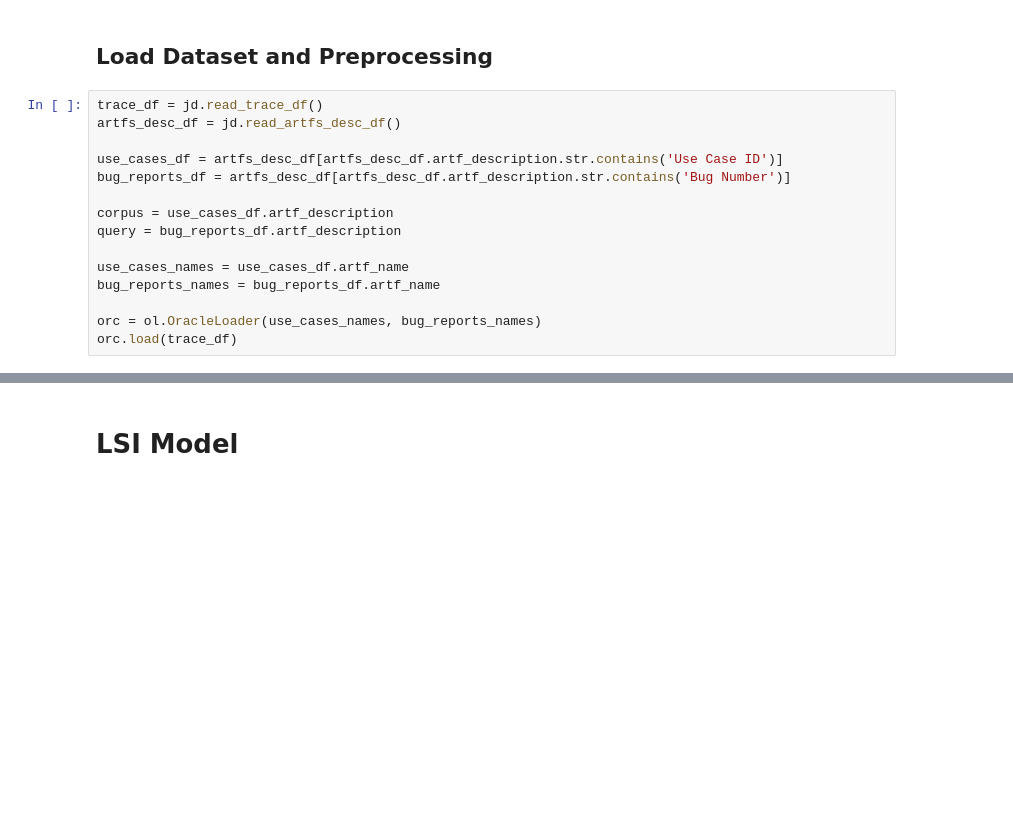
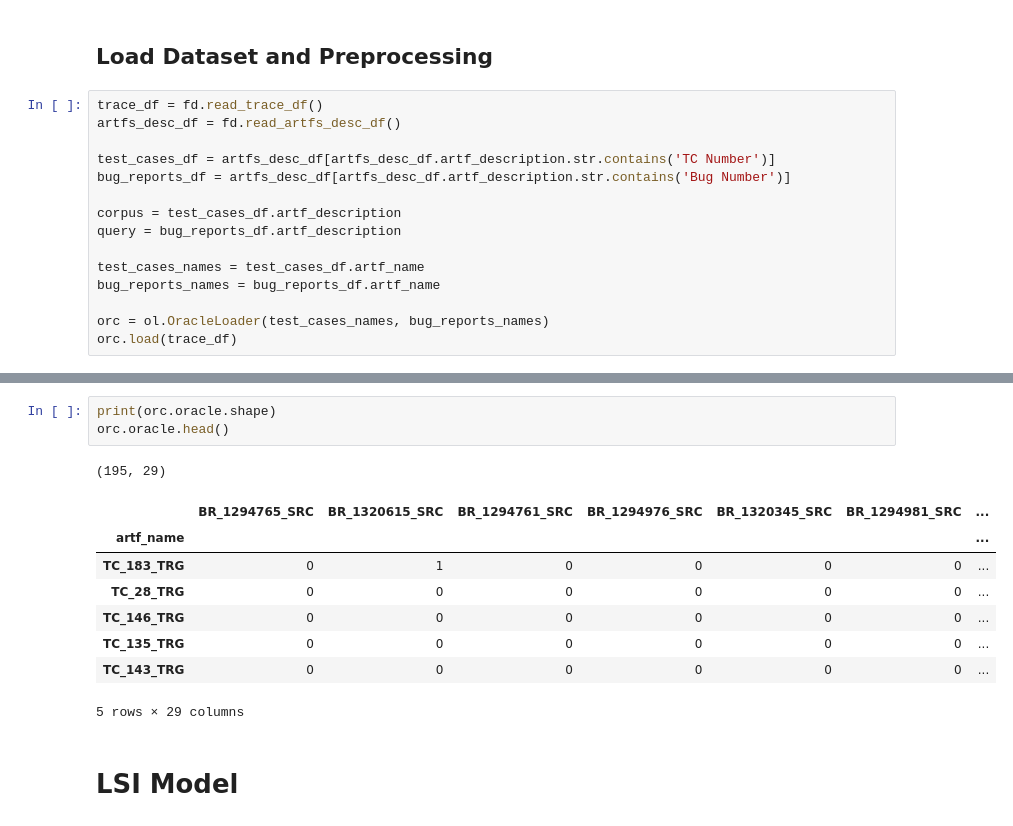
Before and after one commit to Pointpt/trace-link-recovery-study, a Jupyter notebook: notebooks/firefox/firefox-lsi-model.ipynb, the cells around one changed output, grey strips where cells are left out. Drawn from its saved outputs; the diff is of its cells as text; blank space fills up the shorter version.

```diff
--- a/notebooks/firefox/firefox-lsi-model.ipynb
+++ b/notebooks/firefox/firefox-lsi-model.ipynb
@@ -42,17 +40,17 @@ ModuleNotFoundError: No module named 'utils'
 # %% [markdown]
 ## Load Dataset and Preprocessing
 # %%
-trace_df = jd.read_trace_df()
-artfs_desc_df = jd.read_artfs_desc_df()
+trace_df = fd.read_trace_df()
+artfs_desc_df = fd.read_artfs_desc_df()
 
-use_cases_df = artfs_desc_df[artfs_desc_df.artf_description.str.contains('Use Case ID')]
+test_cases_df = artfs_desc_df[artfs_desc_df.artf_description.str.contains('TC Number')]
 bug_reports_df = artfs_desc_df[artfs_desc_df.artf_description.str.contains('Bug Number')]
 
-corpus = use_cases_df.artf_description
+corpus = test_cases_df.artf_description
 query = bug_reports_df.artf_description
 
-use_cases_names = use_cases_df.artf_name
+test_cases_names = test_cases_df.artf_name
 bug_reports_names = bug_reports_df.artf_name
 
-orc = ol.OracleLoader(use_cases_names, bug_reports_names)
+orc = ol.OracleLoader(test_cases_names, bug_reports_names)
 orc.load(trace_df)
@@ -59,3 +75,16 @@ orc.load(trace_df)
+# %%
+print(orc.oracle.shape)
+orc.oracle.head()
+# %% [output]
+(195, 29)
+|  | BR_1294765_SRC | BR_1320615_SRC | BR_1294761_SRC | BR_1294976_SRC | BR_1320345_SRC | BR_1294981_SRC | ... |
+| artf_name |  |  |  |  |  |  | ... |
+| TC_183_TRG | 0 | 1 | 0 | 0 | 0 | 0 | ... |
+| TC_28_TRG | 0 | 0 | 0 | 0 | 0 | 0 | ... |
+| TC_146_TRG | 0 | 0 | 0 | 0 | 0 | 0 | ... |
+| TC_135_TRG | 0 | 0 | 0 | 0 | 0 | 0 | ... |
+| TC_143_TRG | 0 | 0 | 0 | 0 | 0 | 0 | ... |
+5 rows × 29 columns
 # %% [markdown]
 # LSI Model
 # %% [markdown]
```
Also changed, not shown: parts of 5 cells of this notebook, 19 other files.
